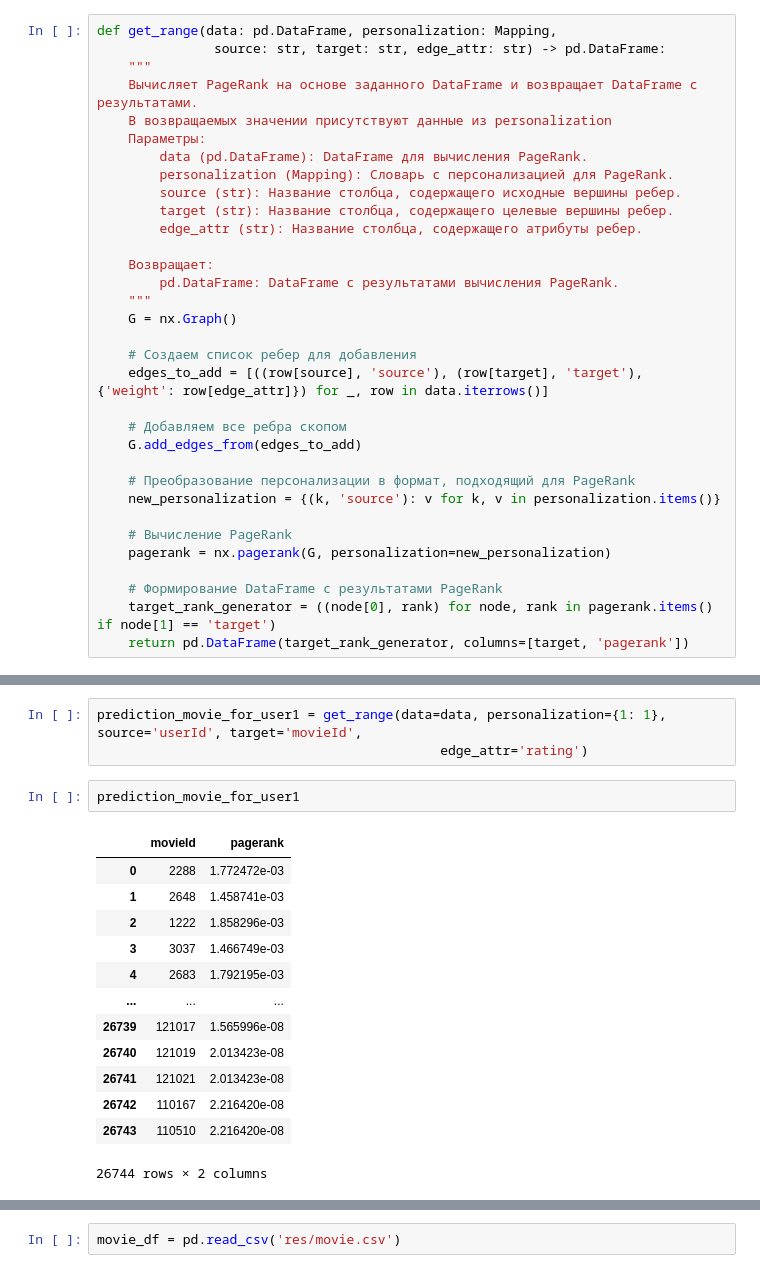
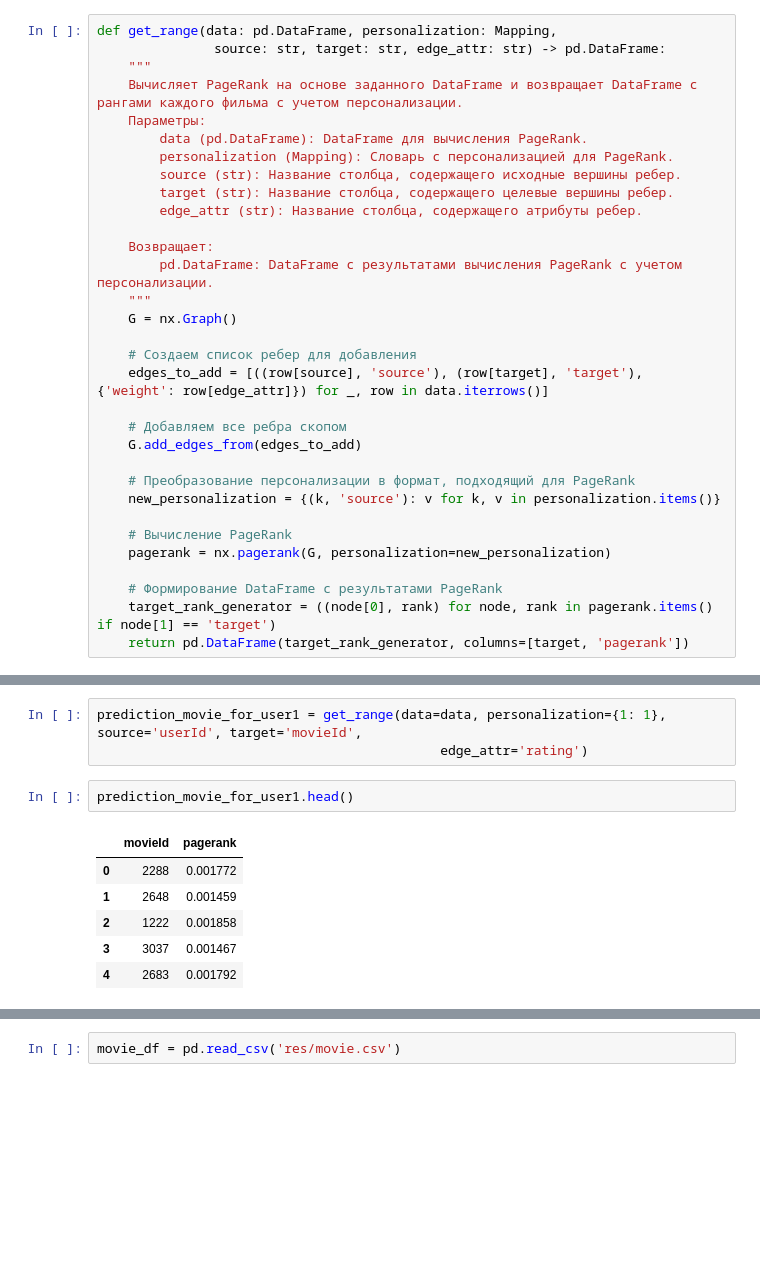
Before and after one commit to DimaOshchepkov/PageRank-Course-Project, a Jupyter notebook: GlobalPageRankMovieUsers.ipynb, the cells around one changed output, grey strips where cells are left out. Drawn from its saved outputs; the diff is of its cells as text; blank space fills up the shorter version.

```diff
--- a/GlobalPageRankMovieUsers.ipynb
+++ b/GlobalPageRankMovieUsers.ipynb
@@ -78,8 +105,7 @@ data, test1, train1 = split_by_target_column_value(df, test_size=0.5, target_col
 def get_range(data: pd.DataFrame, personalization: Mapping,
                source: str, target: str, edge_attr: str) -> pd.DataFrame:
     """
-    Вычисляет PageRank на основе заданного DataFrame и возвращает DataFrame с результатами.
-    В возвращаемых значении присутствуют данные из personalization
+    Вычисляет PageRank на основе заданного DataFrame и возвращает DataFrame с рангами каждого фильма с учетом персонализации.
     Параметры:
         data (pd.DataFrame): DataFrame для вычисления PageRank.
         personalization (Mapping): Словарь с персонализацией для PageRank.
@@ -88,7 +114,7 @@ def get_range(data: pd.DataFrame, personalization: Mapping,
         edge_attr (str): Название столбца, содержащего атрибуты ребер.
 
     Возвращает:
-        pd.DataFrame: DataFrame с результатами вычисления PageRank.
+        pd.DataFrame: DataFrame с результатами вычисления PageRank с учетом персонализации.
     """
     G = nx.Graph()
 
@@ -130,18 +158,11 @@ prediction_test
 prediction_movie_for_user1 = get_range(data=data, personalization={1: 1}, source='userId', target='movieId',
                                             edge_attr='rating')
 # %%
-prediction_movie_for_user1
+prediction_movie_for_user1.head()
 # %% [output]
 |  | movieId | pagerank |
-| 0 | 2288 | 1.772472e-03 |
-| 1 | 2648 | 1.458741e-03 |
-| 2 | 1222 | 1.858296e-03 |
-| 3 | 3037 | 1.466749e-03 |
-| 4 | 2683 | 1.792195e-03 |
-| ... | ... | ... |
-| 26739 | 121017 | 1.565996e-08 |
-| 26740 | 121019 | 2.013423e-08 |
-| 26741 | 121021 | 2.013423e-08 |
-| 26742 | 110167 | 2.216420e-08 |
-| 26743 | 110510 | 2.216420e-08 |
+| 0 | 2288 | 0.001772 |
+| 1 | 2648 | 0.001459 |
+| 2 | 1222 | 0.001858 |
+| 3 | 3037 | 0.001467 |
+| 4 | 2683 | 0.001792 |
-26744 rows × 2 columns
```
Also changed, not shown: parts of 17 cells of this notebook.
